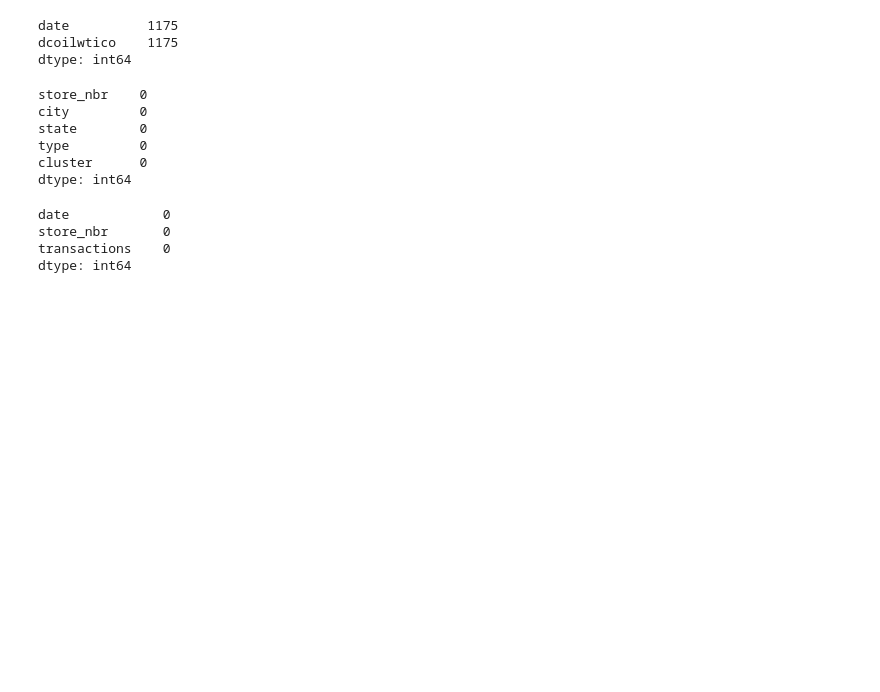
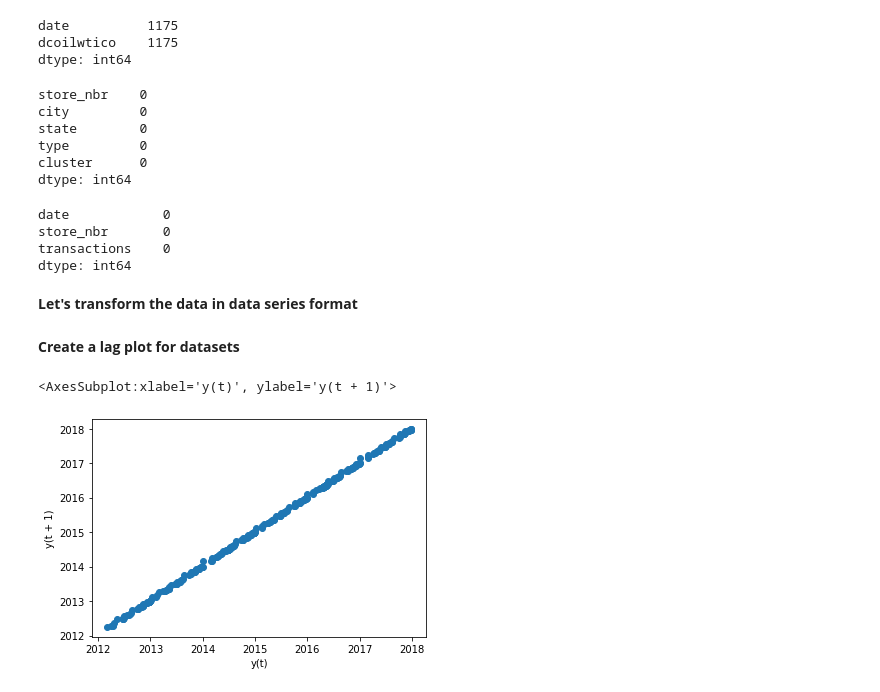
Before and after one commit to AleksandrMorozov123/Competition-on-kaggle-, a Jupyter notebook: time-series-forecasting-with-python.ipynb, the cells around one changed output. Saved outputs shown, nothing was run; the diff lists cells and outputs as text; code cells hidden in the pictures; blank space fills up the shorter version.

Commit message:
Kaggle Notebook | Time series forecasting with Python | Version 2

```diff
--- a/time-series-forecasting-with-python.ipynb
+++ b/time-series-forecasting-with-python.ipynb
@@ -134,3 +136,5 @@ date            0
 store_nbr       0
 transactions    0
 dtype: int64
+# %% [markdown]
+**Let's transform the data in data series format**
@@ -136,0 +146,30 @@ dtype: int64
+# %% [markdown]
+**Create a lag plot for datasets**
+# %%
+# import required libraries
+import datetime as dt
+import os
+import warnings
+from collections import UserDict
+from glob import glob
+import matplotlib.pyplot as plt
+import numpy as np
+import pandas as pd
+from IPython.display import Image
+%matplotlib inline
+
+pd.options.display.float_format = "{:, .2f}".format
+np.set_printoptions (precision = 2)
+warnings.filterwarnings ("ignore")
+
+# import lag_plot function
+from pandas.plotting import lag_plot
+plt.figure ()
+
+# pass the lag argument and plot the values
+# when lag = 1 the plot is essentially data [:-1] vs. data [1:]
+# plot our holiday data set
+lag_plot (holiday ['date'])
+# %% [output]
+<AxesSubplot:xlabel='y(t)', ylabel='y(t + 1)'>
+[figure, added]
```
Also changed, not shown: parts of 8 cells of this notebook.
